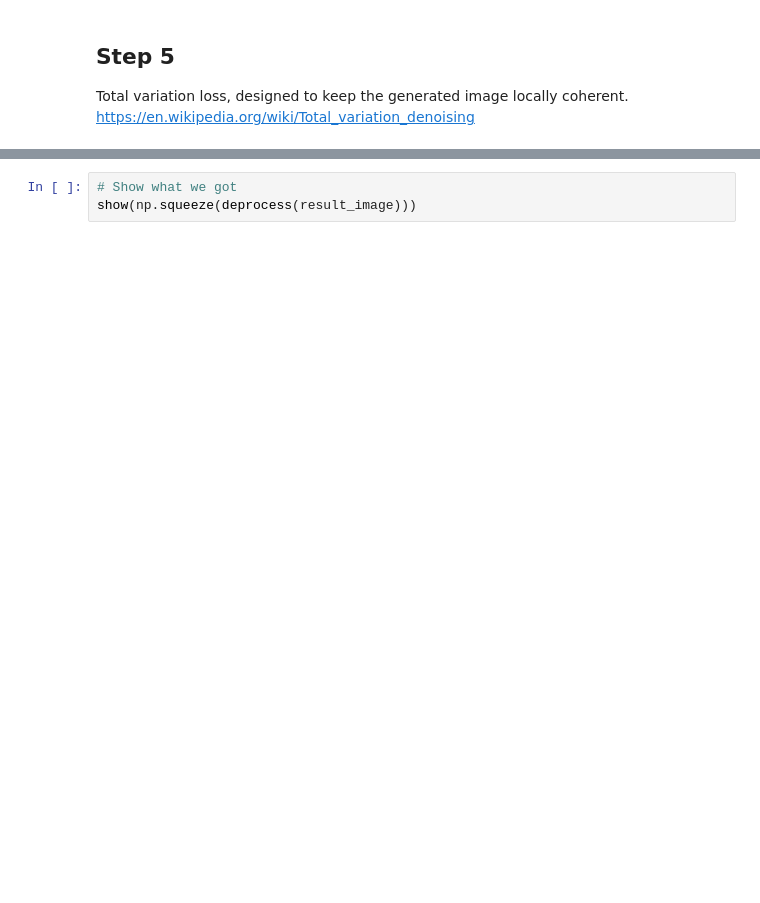
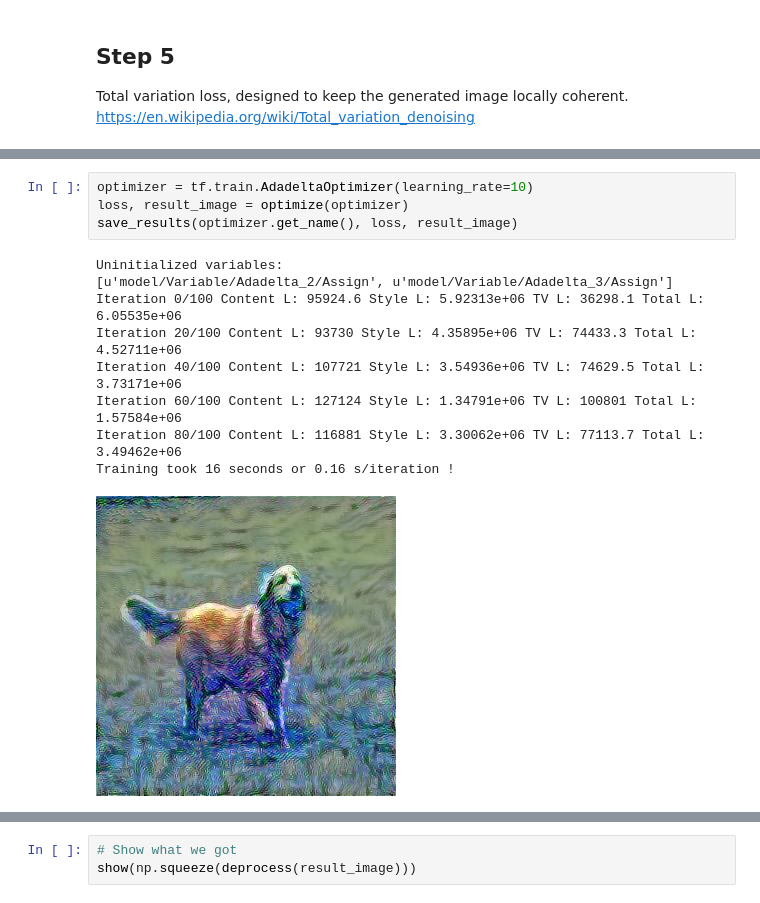
Before and after one commit to slavivanov/Style-Tranfer, a Jupyter notebook: style.ipynb, the cells around one changed output, grey strips where cells are left out. Drawn from its saved outputs; the diff is of its cells as text; blank space fills up the shorter version.

```diff
--- a/style.ipynb
+++ b/style.ipynb
@@ -556,0 +595,14 @@ with graph.as_default():
+# %%
+optimizer = tf.train.AdadeltaOptimizer(learning_rate=10)
+loss, result_image = optimize(optimizer)
+save_results(optimizer.get_name(), loss, result_image)
+# %% [output]
+Uninitialized variables:
+[u'model/Variable/Adadelta_2/Assign', u'model/Variable/Adadelta_3/Assign']
+Iteration 0/100 Content L: 95924.6 Style L: 5.92313e+06 TV L: 36298.1 Total L: 6.05535e+06
+Iteration 20/100 Content L: 93730 Style L: 4.35895e+06 TV L: 74433.3 Total L: 4.52711e+06
+Iteration 40/100 Content L: 107721 Style L: 3.54936e+06 TV L: 74629.5 Total L: 3.73171e+06
+Iteration 60/100 Content L: 127124 Style L: 1.34791e+06 TV L: 100801 Total L: 1.57584e+06
+Iteration 80/100 Content L: 116881 Style L: 3.30062e+06 TV L: 77113.7 Total L: 3.49462e+06
+Training took 16 seconds or 0.16 s/iteration !
+[figure, added]
```
Also changed, not shown: parts of 50 cells of this notebook, 11 other files.
